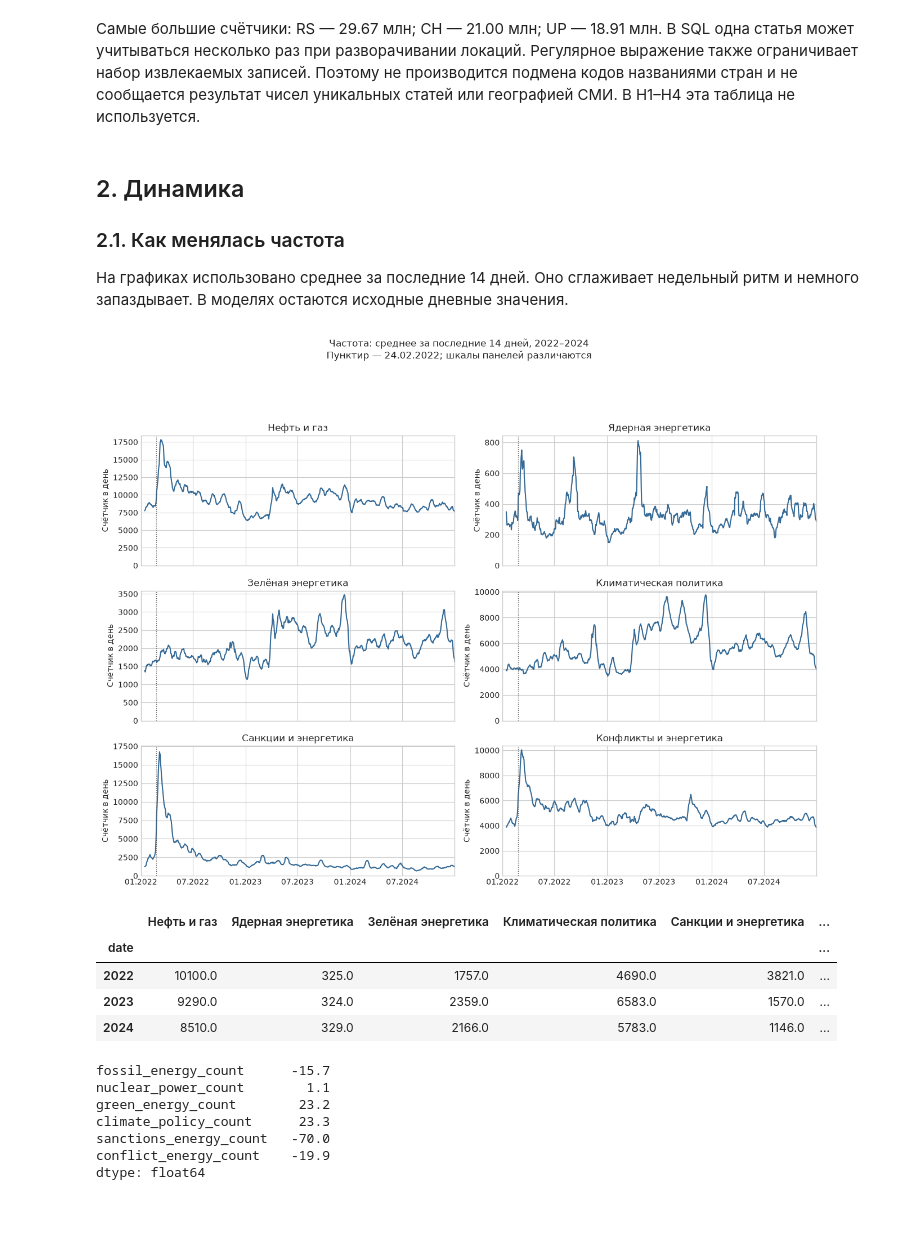
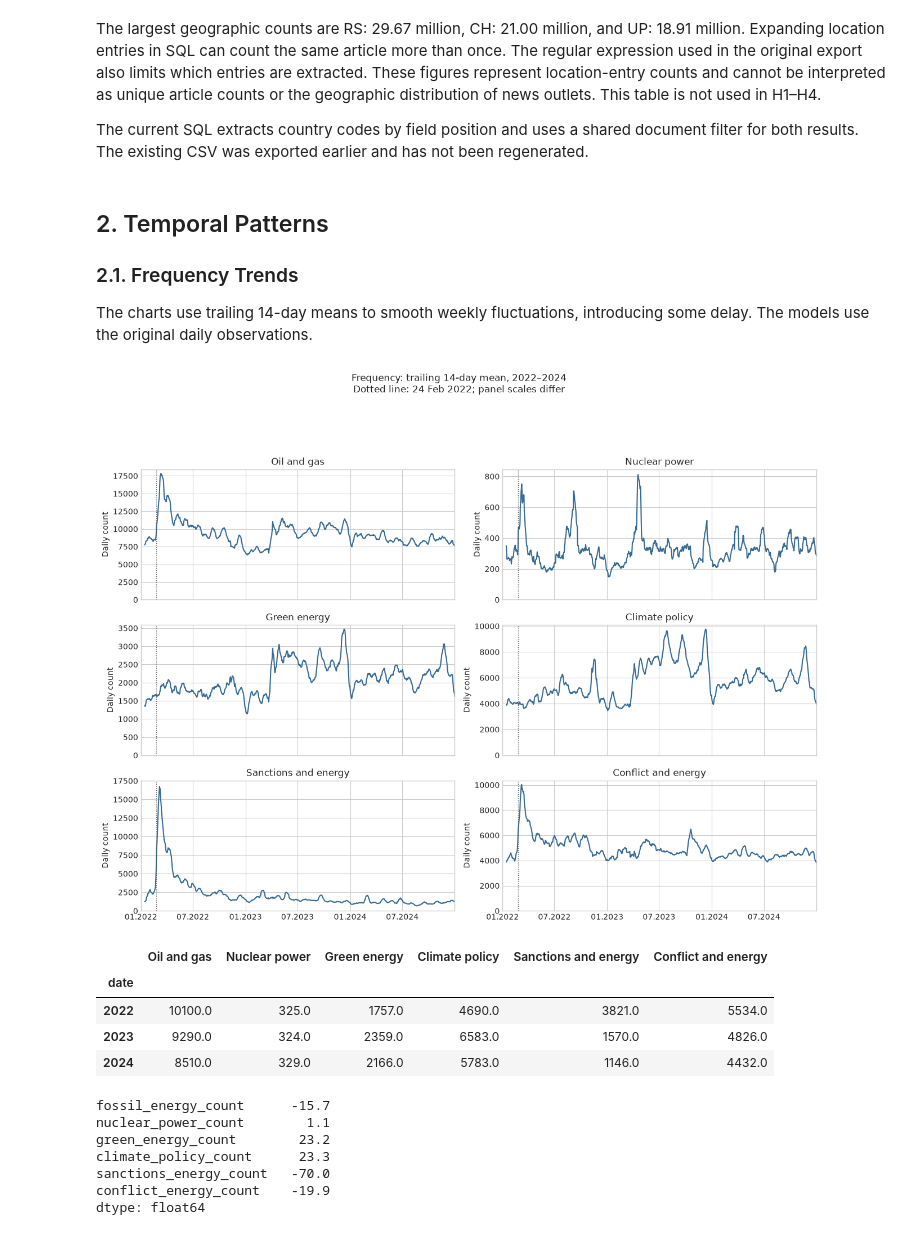
Before and after one commit to LiliaEr/gdelt-media-energy-analysis, a Jupyter notebook: notebooks/gdelt_energy_media_analysis.ipynb, the cells around one changed output. Drawn from its saved outputs; the diff is of its cells as text; code cells hidden in the pictures.

```diff
--- a/notebooks/gdelt_energy_media_analysis.ipynb
+++ b/notebooks/gdelt_energy_media_analysis.ipynb
@@ -36,8 +62,8 @@ from IPython.display import display, Markdown
 from src.analysis import (TOPICS, load_daily_data, summarize_quality, benjamini_hochberg,
     differenced_topic_correlations, event_study_hac, event_study_level_hac)
 from src.advanced_models import multi_event_distributed_lag, cop_event_time_model, var_changes_by_topic
-LABELS = dict(zip(TOPICS, ['Нефть и газ', 'Ядерная энергетика', 'Зелёная энергетика',
-    'Климатическая политика', 'Санкции и энергетика', 'Конфликты и энергетика']))
+LABELS = dict(zip(TOPICS, ['Oil and gas', 'Nuclear power', 'Green energy',
+    'Climate policy', 'Sanctions and energy', 'Conflict and energy']))
 BLUE = '#356a96'
 CMAP = LinearSegmentedColormap.from_list('signed', [BLUE, '#fafafa', '#bc7132'])
 plt.style.use('seaborn-v0_8-whitegrid')
@@ -67,7 +93,7 @@ def heatmap(matrix, title, name):
         for j in range(6):
             ax.text(j,i,f'{matrix.iloc[i,j]:.2f}',ha='center',va='center',
                     color='white' if abs(matrix.iloc[i,j])>.7 else '#202020')
-    ax.set_title(title+'\nДневные значения, 2022–2024')
+    ax.set_title(title+'\nDaily observations, 2022–2024')
     fig.colorbar(im, ax=ax, shrink=.8, label='Pearson r')
     finish(fig,name)
 data = load_daily_data(ROOT/'data/raw/gdelt_energy_daily.csv')
@@ -115,29 +141,31 @@ leaders = country.nlargest(3,'article_count')
 # %% [markdown]
-Самые большие счётчики: RS — 29.67 млн; CH — 21.00 млн; UP — 18.91 млн. В SQL одна статья может учитываться несколько раз при разворачивании локаций. Регулярное выражение также ограничивает набор извлекаемых записей. Поэтому не производится подмена кодов названиями стран и не сообщается результат чисел уникальных статей или географией СМИ. В H1–H4 эта таблица не используется.
+The largest geographic counts are RS: 29.67 million, CH: 21.00 million, and UP: 18.91 million. Expanding location entries in SQL can count the same article more than once. The regular expression used in the original export also limits which entries are extracted. These figures represent location-entry counts and cannot be interpreted as unique article counts or the geographic distribution of news outlets. This table is not used in H1–H4.
+
+The current SQL extracts country codes by field position and uses a shared document filter for both results. The existing CSV was exported earlier and has not been regenerated.
 # %% [markdown]
-## 2. Динамика
-### 2.1. Как менялась частота
+## 2. Temporal Patterns
+### 2.1. Frequency Trends
 
-На графиках использовано среднее за последние 14 дней. Оно сглаживает недельный ритм и немного запаздывает. В моделях остаются исходные дневные значения.
+The charts use trailing 14-day means to smooth weekly fluctuations, introducing some delay. The models use the original daily observations.
 # %%
 fig,axes = plt.subplots(3,2,figsize=(13,10),sharex=True)
 for ax,t in zip(axes.flat,TOPICS):
     ax.plot(data.date,data[t+'_count'].rolling(14).mean(),color=BLUE)
     ax.axvline(pd.Timestamp('2022-02-24'),color='#555555',ls=':',lw=1)
-    ax.set(title=LABELS[t],ylabel='Счётчик в день',ylim=(0,None))
-fig.suptitle('Частота: среднее за последние 14 дней, 2022–2024\nПунктир — 24.02.2022; шкалы панелей различаются',y=0.99)
+    ax.set(title=LABELS[t],ylabel='Daily count',ylim=(0,None))
+fig.suptitle('Frequency: trailing 14-day mean, 2022–2024\nDotted line: 24 Feb 2022; panel scales differ',y=0.99)
 finish(fig,'02_frequency',rect=[0,0,1,0.91])
 annual = data.groupby(data.date.dt.year)[count_cols].mean()
 display(annual.rename(columns={t+'_count':LABELS[t] for t in TOPICS}).round(0))
 change = (annual.loc[2024]/annual.loc[2022]-1)*100
 display(change.round(1))
 # %% [output]
-[figure, old version]
+[figure, new version]
-|  | Нефть и газ | Ядерная энергетика | Зелёная энергетика | Климатическая политика | Санкции и энергетика | ... |
-| date |  |  |  |  |  | ... |
-| 2022 | 10100.0 | 325.0 | 1757.0 | 4690.0 | 3821.0 | ... |
-| 2023 | 9290.0 | 324.0 | 2359.0 | 6583.0 | 1570.0 | ... |
-| 2024 | 8510.0 | 329.0 | 2166.0 | 5783.0 | 1146.0 | ... |
+|  | Oil and gas | Nuclear power | Green energy | Climate policy | Sanctions and energy | Conflict and energy |
+| date |  |  |  |  |  |  |
+| 2022 | 10100.0 | 325.0 | 1757.0 | 4690.0 | 3821.0 | 5534.0 |
+| 2023 | 9290.0 | 324.0 | 2359.0 | 6583.0 | 1570.0 | 4826.0 |
+| 2024 | 8510.0 | 329.0 | 2166.0 | 5783.0 | 1146.0 | 4432.0 |
 fossil_energy_count      -15.7
 nuclear_power_count        1.1
 green_energy_count        23.2
```
Also changed, not shown: parts of 39 cells of this notebook, 17 other files.
